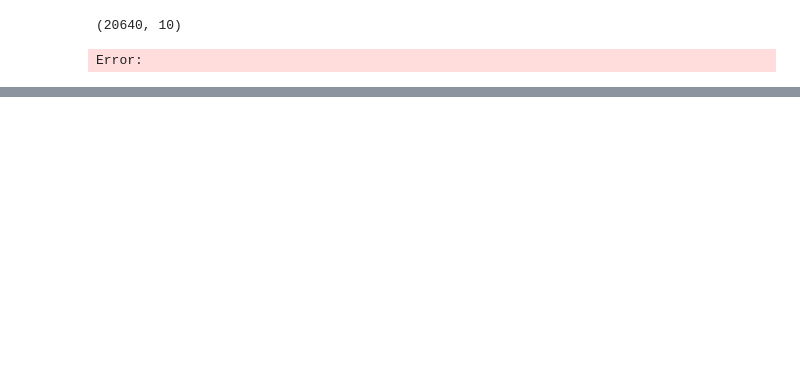
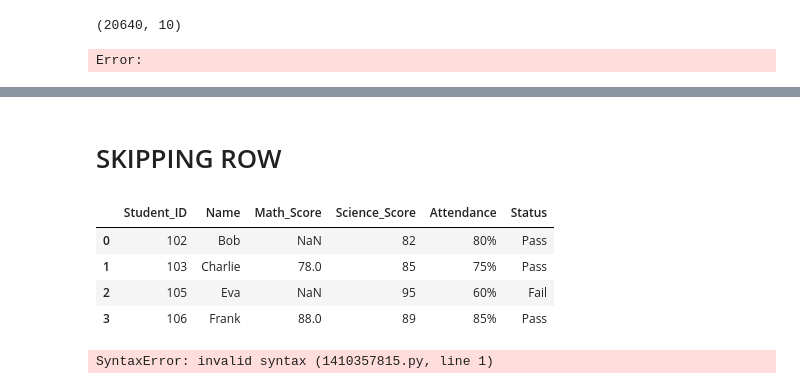
Before and after one commit to malik09-teach/ML-BASICS-PROJECTS-, a Jupyter notebook: working on CSV/CSVopreation.ipynb, the cells around one changed output, grey strips where cells are left out. Cells and saved outputs as stored; diff of their text form; code cells hidden in the pictures; blank space fills up the shorter version.

```diff
--- a/working on CSV/CSVopreation.ipynb
+++ b/working on CSV/CSVopreation.ipynb
@@ -213,0 +275,17 @@ Error:
+# %% [markdown]
+# SKIPPING ROW
+# %%
+# THE COL SERIES
+
+row_skips=pd.read_csv("student.csv",skiprows=[1,4])
+row_skips
+# %% [output]
+|  | Student_ID | Name | Math_Score | Science_Score | Attendance | Status |
+| 0 | 102 | Bob | NaN | 82 | 80% | Pass |
+| 1 | 103 | Charlie | 78.0 | 85 | 75% | Pass |
+| 2 | 105 | Eva | NaN | 95 | 60% | Fail |
+| 3 | 106 | Frank | 88.0 | 89 | 85% | Pass |
+# %%
+lambda_row_skip = pd.read_csv("housing.csv", skiprows=lambda x: x in [1, 20640])
+# %% [output]
+SyntaxError: invalid syntax (1410357815.py, line 1)
```
Also changed, not shown: parts of 10 cells of this notebook.
